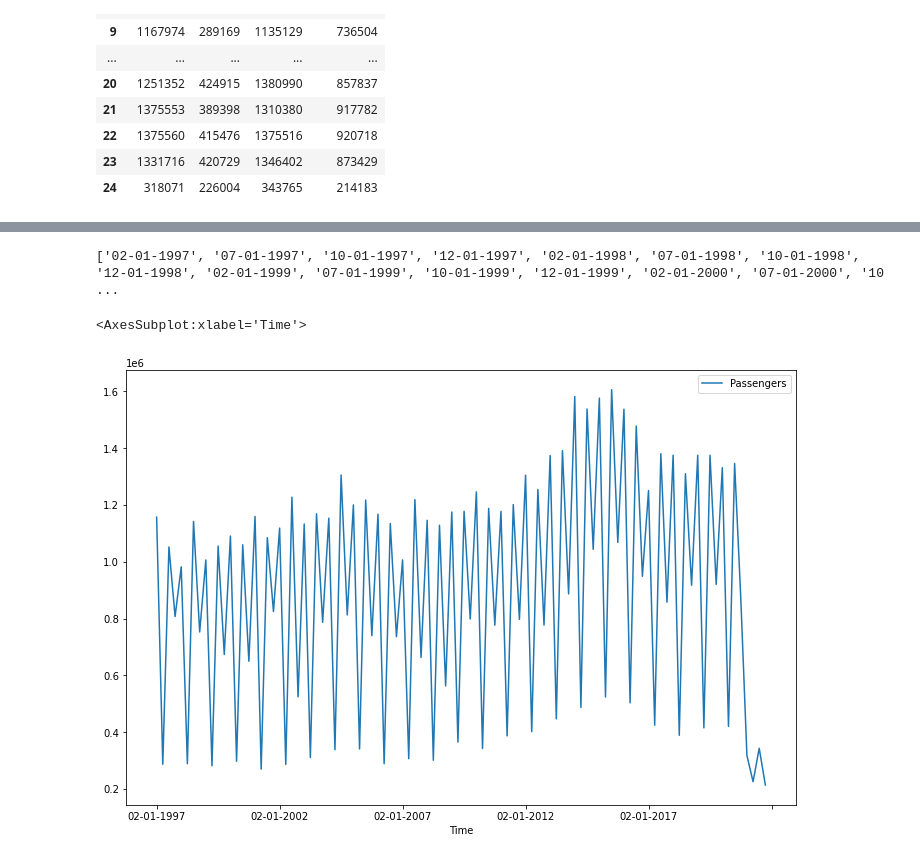
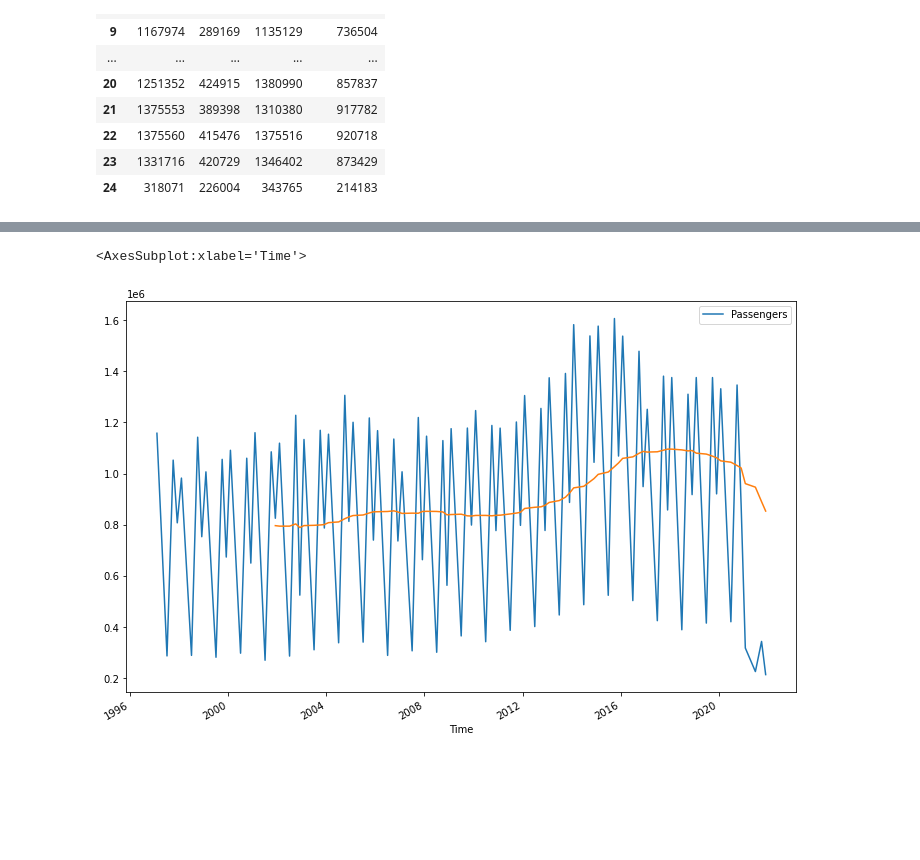
Before and after one commit to lotlouischoitslab/Champaign-Urbana_Bus_Ridership, a Jupyter notebook: champaign_bus_data_analysis.ipynb, the cells around one changed output, grey strips where cells are left out. Drawn from its saved outputs; the diff is of its cells as text; code cells hidden in the pictures; blank space fills up the shorter version.

Commit message:
time forecast complete

```diff
--- a/champaign_bus_data_analysis.ipynb
+++ b/champaign_bus_data_analysis.ipynb
@@ -267,7 +214,3 @@ for i in range(len(y)):
     elif i % 4 == 3:
         x.append('12-01-'+str(start_year))
         start_year+= 1
-# %%
-print(x)
-# %% [output]
-['02-01-1997', '07-01-1997', '10-01-1997', '12-01-1997', '02-01-1998', '07-01-1998', '10-01-1998', '12-01-1998', '02-01-1999', '07-01-1999', '10-01-1999', '12-01-1999', '02-01-2000', '07-01-2000', '10 ...
@@ -274,6 +219,7 @@ print(x)
 # %%
 df = {}
 df['Time'] = x
+df['Time'] = pd.to_datetime(df['Time'])
 df['Passengers'] = y
 # %%
 modified_time_df = pd.DataFrame(df)
@@ -281,6 +227,7 @@ modified_time_df = pd.DataFrame(df)
 modified_time_df = modified_time_df.set_index('Time')
 # %%
 modified_time_df.plot(figsize=(12,8))
+modified_time_df.rolling(window=20).mean()['Passengers'].plot()
 # %% [output]
 <AxesSubplot:xlabel='Time'>
-[figure, old version]
+[figure, new version]
```
Also changed, not shown: parts of 23 cells of this notebook.
